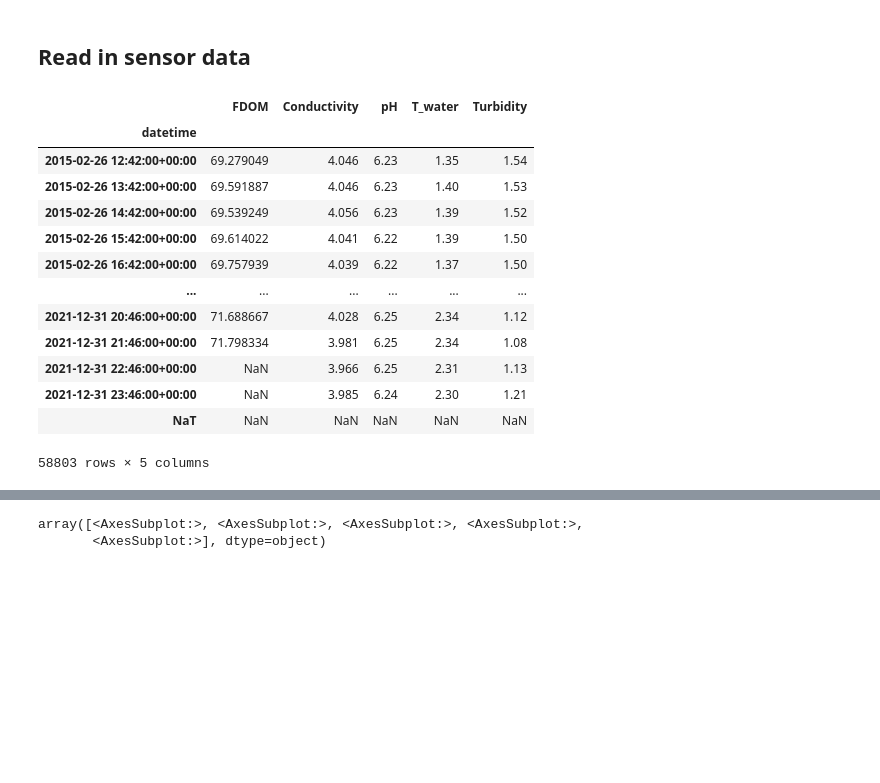
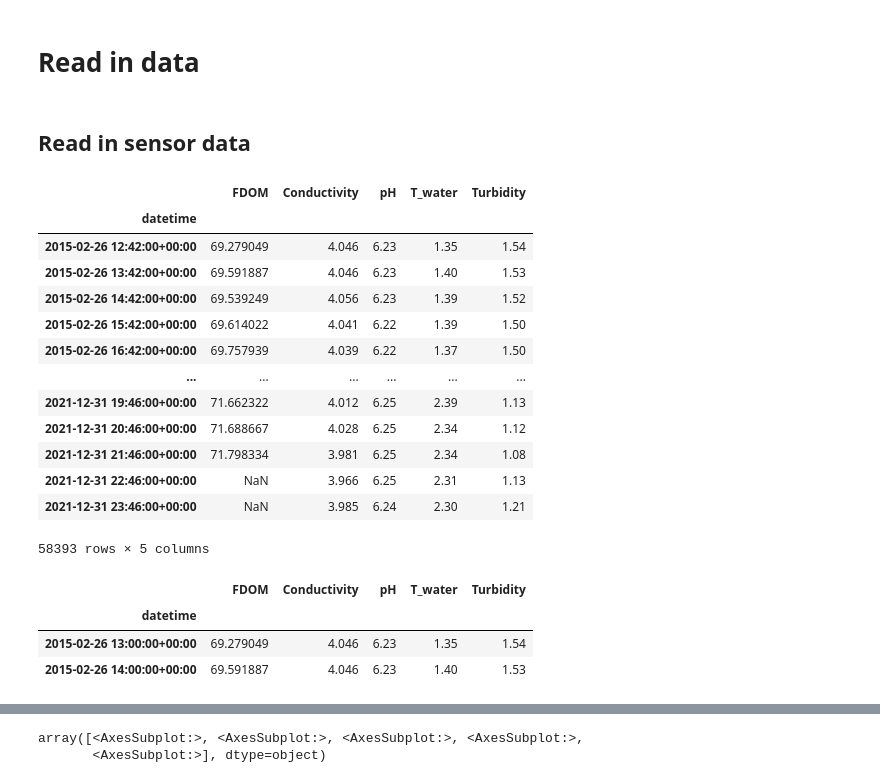
Before and after one commit to NIVANorge/maalselva, a Jupyter notebook: 2022_MD/code/md_option4_python.ipynb, the cells around one changed output, grey strips where cells are left out. Saved outputs shown, nothing was run; the diff lists cells and outputs as text; code cells hidden in the pictures; blank space fills up the shorter version.

```diff
--- a/2022_MD/code/md_option4_python.ipynb
+++ b/2022_MD/code/md_option4_python.ipynb
@@ -8,28 +9,41 @@ site = "Storelva"  # Malselva or Storelva
 
 start_date_dict = {"Malselva": "2018-01-01",
                    "Storelva": "2017-01-01"}  # Tho have data from 2016
+# %% [markdown]
+# Read in data
 # %% [markdown]
 ## Read in sensor data
 # %%
 fpath = r'../data/sensor_%s.csv' % site
 
 sensor_df_hourly = pd.read_csv(fpath, index_col=1, parse_dates=True, na_values="NA")
 sensor_df_hourly = sensor_df_hourly.drop('station_name', axis=1)
 sensor_df_hourly.columns = ["FDOM", "Conductivity", "pH", "T_water", "Turbidity"]
+sensor_df_hourly.dropna(how="all", axis=0, inplace=True)
 sensor_df_hourly
 # %% [output]
 |  | FDOM | Conductivity | pH | T_water | Turbidity |
 | datetime |  |  |  |  |  |
 | 2015-02-26 12:42:00+00:00 | 69.279049 | 4.046 | 6.23 | 1.35 | 1.54 |
 | 2015-02-26 13:42:00+00:00 | 69.591887 | 4.046 | 6.23 | 1.40 | 1.53 |
 | 2015-02-26 14:42:00+00:00 | 69.539249 | 4.056 | 6.23 | 1.39 | 1.52 |
 | 2015-02-26 15:42:00+00:00 | 69.614022 | 4.041 | 6.22 | 1.39 | 1.50 |
 | 2015-02-26 16:42:00+00:00 | 69.757939 | 4.039 | 6.22 | 1.37 | 1.50 |
 | ... | ... | ... | ... | ... | ... |
+| 2021-12-31 19:46:00+00:00 | 71.662322 | 4.012 | 6.25 | 2.39 | 1.13 |
 | 2021-12-31 20:46:00+00:00 | 71.688667 | 4.028 | 6.25 | 2.34 | 1.12 |
 | 2021-12-31 21:46:00+00:00 | 71.798334 | 3.981 | 6.25 | 2.34 | 1.08 |
 | 2021-12-31 22:46:00+00:00 | NaN | 3.966 | 6.25 | 2.31 | 1.13 |
 | 2021-12-31 23:46:00+00:00 | NaN | 3.985 | 6.24 | 2.30 | 1.21 |
-| NaT | NaN | NaN | NaN | NaN | NaN |
-58803 rows × 5 columns
+58393 rows × 5 columns
+# %%
+# Round sensor data timestamp to the nearest hour, for joining with Q and grab sample data
+sensor_df_hourly.index = sensor_df_hourly.index.round(freq='H')
+sensor_df_hourly.sort_index(inplace=True)  # Not sure it was sorted; do in case
+sensor_df_hourly.head(2)
+# %% [output]
+|  | FDOM | Conductivity | pH | T_water | Turbidity |
+| datetime |  |  |  |  |  |
+| 2015-02-26 13:00:00+00:00 | 69.279049 | 4.046 | 6.23 | 1.35 | 1.54 |
+| 2015-02-26 14:00:00+00:00 | 69.591887 | 4.046 | 6.23 | 1.40 | 1.53 |
 # %%
```
Also changed, not shown: parts of 28 cells of this notebook, 16 other files.
